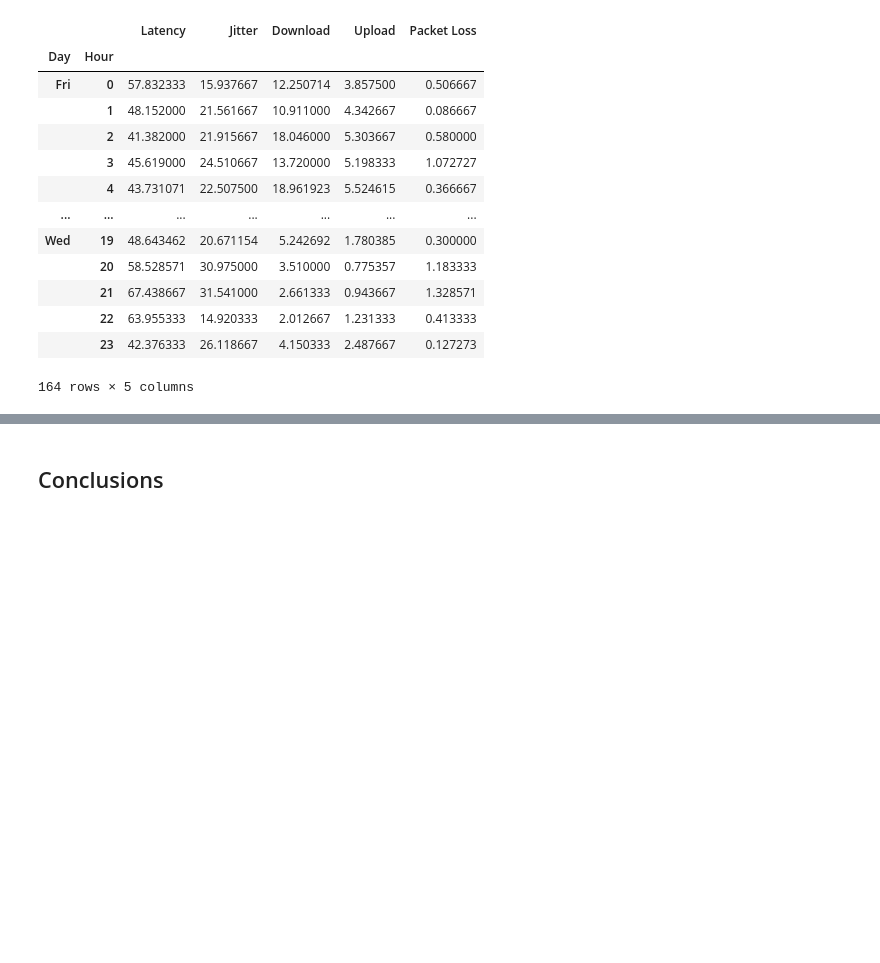
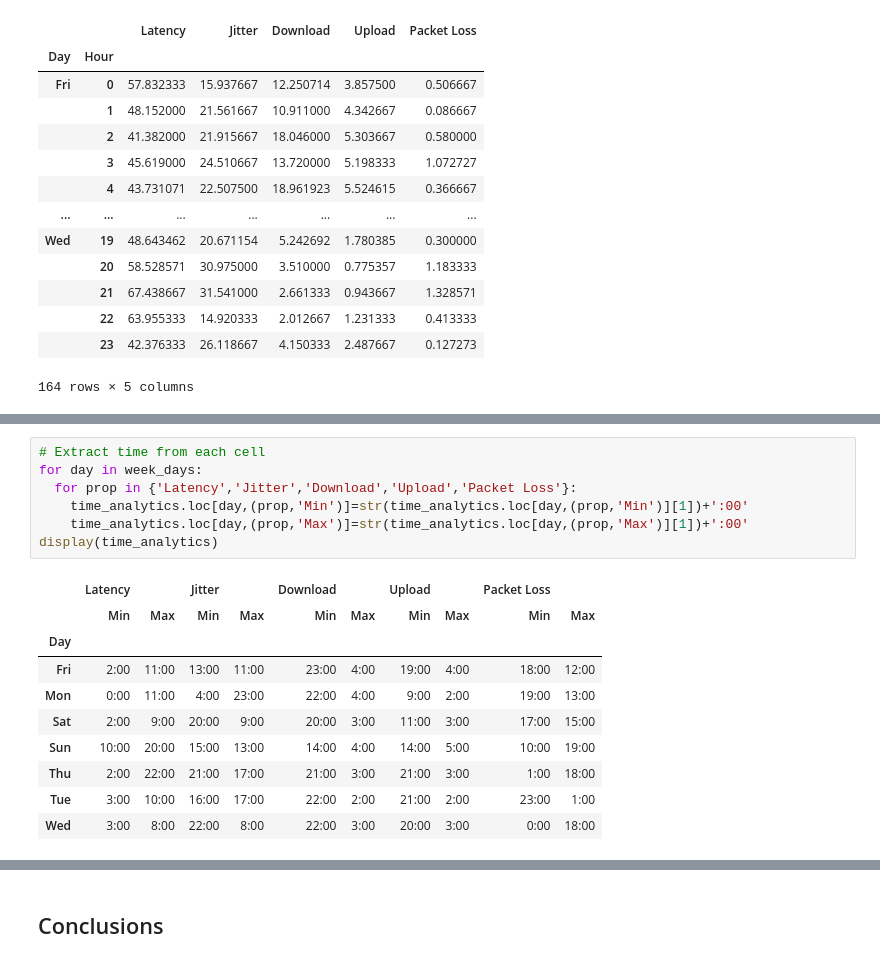
Before and after one commit to shanthiii/Internet-Analysis-Project, a Jupyter notebook: Internet_Analysis.ipynb, the cells around one changed output, grey strips where cells are left out. Cells and saved outputs as stored; diff of their text form; blank space fills up the shorter version.

```diff
--- a/Internet_Analysis.ipynb
+++ b/Internet_Analysis.ipynb
@@ -234,0 +251,18 @@ display(analytics)
+# %%
+# Extract time from each cell
+for day in week_days:
+  for prop in {'Latency','Jitter','Download','Upload','Packet Loss'}:
+    time_analytics.loc[day,(prop,'Min')]=str(time_analytics.loc[day,(prop,'Min')][1])+':00'
+    time_analytics.loc[day,(prop,'Max')]=str(time_analytics.loc[day,(prop,'Max')][1])+':00'
+display(time_analytics)
+# %% [output]
+|  | Latency |  | Jitter |  | Download |  | Upload |  | Packet Loss |  |
+|  | Min | Max | Min | Max | Min | Max | Min | Max | Min | Max |
+| Day |  |  |  |  |  |  |  |  |  |  |
+| Fri | 2:00 | 11:00 | 13:00 | 11:00 | 23:00 | 4:00 | 19:00 | 4:00 | 18:00 | 12:00 |
+| Mon | 0:00 | 11:00 | 4:00 | 23:00 | 22:00 | 4:00 | 9:00 | 2:00 | 19:00 | 13:00 |
+| Sat | 2:00 | 9:00 | 20:00 | 9:00 | 20:00 | 3:00 | 11:00 | 3:00 | 17:00 | 15:00 |
+| Sun | 10:00 | 20:00 | 15:00 | 13:00 | 14:00 | 4:00 | 14:00 | 5:00 | 10:00 | 19:00 |
+| Thu | 2:00 | 22:00 | 21:00 | 17:00 | 21:00 | 3:00 | 21:00 | 3:00 | 1:00 | 18:00 |
+| Tue | 3:00 | 10:00 | 16:00 | 17:00 | 22:00 | 2:00 | 21:00 | 2:00 | 23:00 | 1:00 |
+| Wed | 3:00 | 8:00 | 22:00 | 8:00 | 22:00 | 3:00 | 20:00 | 3:00 | 0:00 | 18:00 |
```
Also changed, not shown: parts of 10 cells of this notebook.
